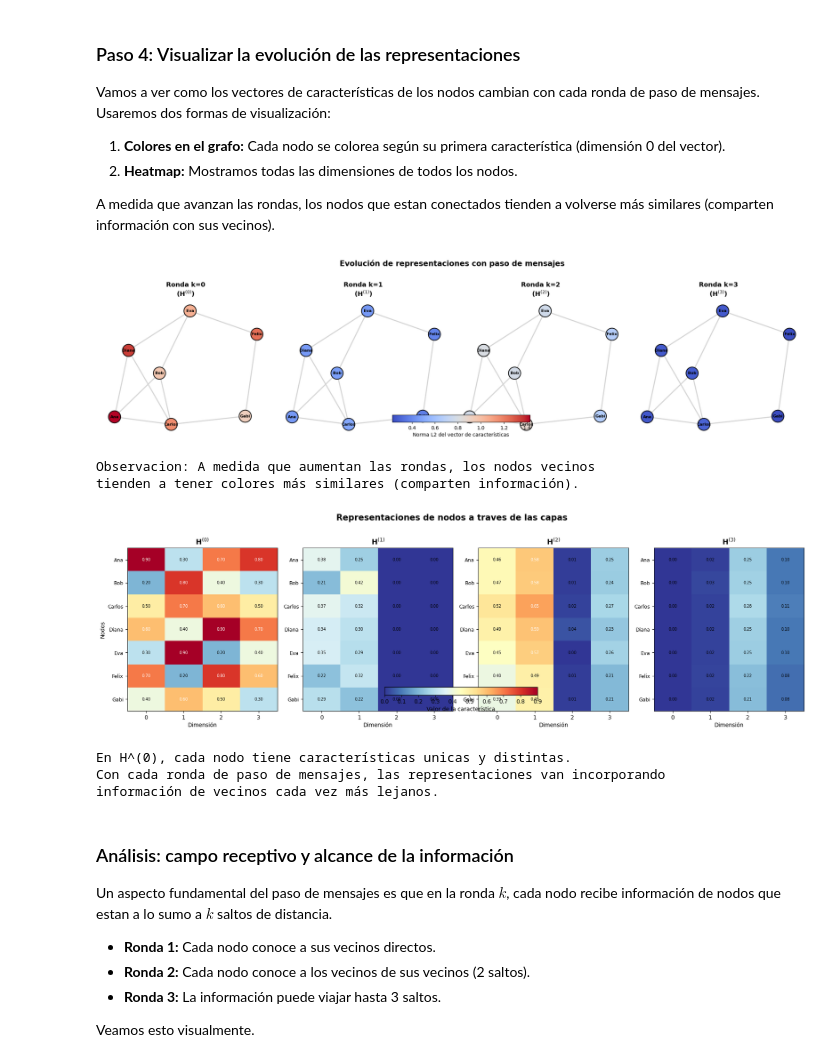
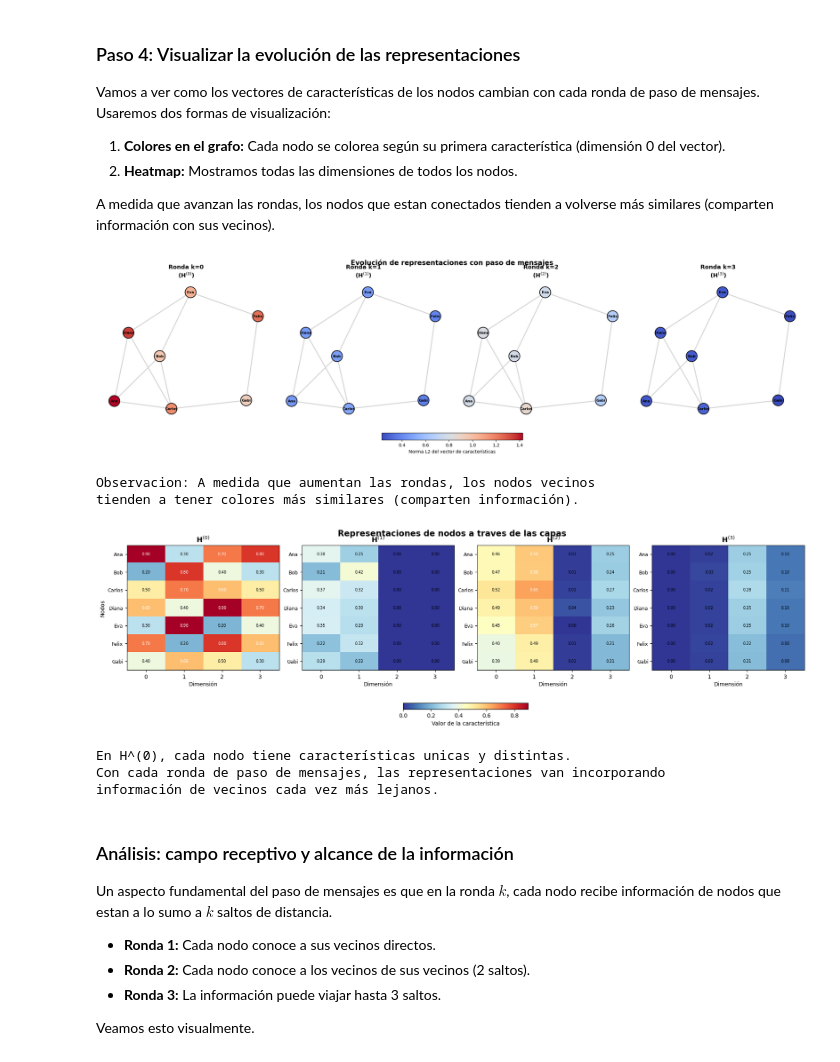
Before and after one commit to sebastianrodriguez1115/neural-networks-project, a Jupyter notebook: teaching_materials/deep-nn/01_fundamentos_gnn.ipynb, the cells around one changed output. Saved outputs shown, nothing was run; the diff lists cells and outputs as text; code cells hidden in the pictures.

```diff
--- a/teaching_materials/deep-nn/01_fundamentos_gnn.ipynb
+++ b/teaching_materials/deep-nn/01_fundamentos_gnn.ipynb
@@ -500,7 +486,7 @@ Vamos a ver como los vectores de características de los nodos cambian con cada
 A medida que avanzan las rondas, los nodos que estan conectados tienden a volverse más similares (comparten información con sus vecinos).
 # %%
 # --- Visualización 1: Grafo coloreado por la primera dimensión ---
-fig, axes = plt.subplots(1, 4, figsize=(20, 5))
+fig, axes = plt.subplots(1, 4, figsize=(22, 6), layout="constrained")
 
 # Calculamos el rango global para que la escala de colores sea consistente
 # Usamos la norma L2 del vector de cada nodo como "resumen" de la representación
@@ -510,40 +496,39 @@ for H in representaciones:
     todas_normas.extend(normas)
 vmin_global = min(todas_normas)
 vmax_global = max(todas_normas)
 
 for k, (ax, H) in enumerate(zip(axes, representaciones)):
     normas = np.linalg.norm(H, axis=1)
 
     nx.draw_networkx_edges(G, pos=pos, ax=ax, edge_color='lightgray', width=2)
     nodos_dibujados = nx.draw_networkx_nodes(
         G, pos=pos, ax=ax,
         node_color=normas, cmap=plt.cm.coolwarm,
         node_size=600, vmin=vmin_global, vmax=vmax_global,
         edgecolors='black', linewidths=1.5
     )
     nx.draw_networkx_labels(G, pos=pos, ax=ax, font_size=8, font_weight='bold')
 
     ax.set_title(f'Ronda k={k}\n(H$^{{({k})}}$)', fontsize=13, fontweight='bold')
     ax.axis('off')
 
 # Barra de colores
 fig.colorbar(nodos_dibujados, ax=axes, label='Norma L2 del vector de características',
              orientation='horizontal', fraction=0.05, pad=0.08, shrink=0.6)
 
 fig.suptitle('Evolución de representaciones con paso de mensajes',
              fontsize=15, fontweight='bold', y=1.02)
-plt.tight_layout()
 plt.show()
 
 print("Observacion: A medida que aumentan las rondas, los nodos vecinos")
 print("tienden a tener colores más similares (comparten información).")
 # %% [output]
-[figure, old version]
+[figure, new version]
 Observacion: A medida que aumentan las rondas, los nodos vecinos
 tienden a tener colores más similares (comparten información).
 # %%
 # --- Visualización 2: Heatmaps de las representaciones ---
-fig, axes = plt.subplots(1, 4, figsize=(18, 5))
+fig, axes = plt.subplots(1, 4, figsize=(18, 5), layout="constrained")
 
 # Rango global para consistencia en los colores
 vmin_hm = min(H.min() for H in representaciones)
@@ -570,14 +555,13 @@ fig.colorbar(im, ax=axes, label='Valor de la característica',
 
 fig.suptitle('Representaciones de nodos a traves de las capas',
              fontsize=15, fontweight='bold', y=1.02)
-plt.tight_layout()
 plt.show()
 
 print("En H^(0), cada nodo tiene características unicas y distintas.")
 print("Con cada ronda de paso de mensajes, las representaciones van incorporando")
 print("información de vecinos cada vez más lejanos.")
 # %% [output]
-[figure, old version]
+[figure, new version]
 En H^(0), cada nodo tiene características unicas y distintas.
 Con cada ronda de paso de mensajes, las representaciones van incorporando
 información de vecinos cada vez más lejanos.
```
Also changed, not shown: parts of 11 cells of this notebook.
